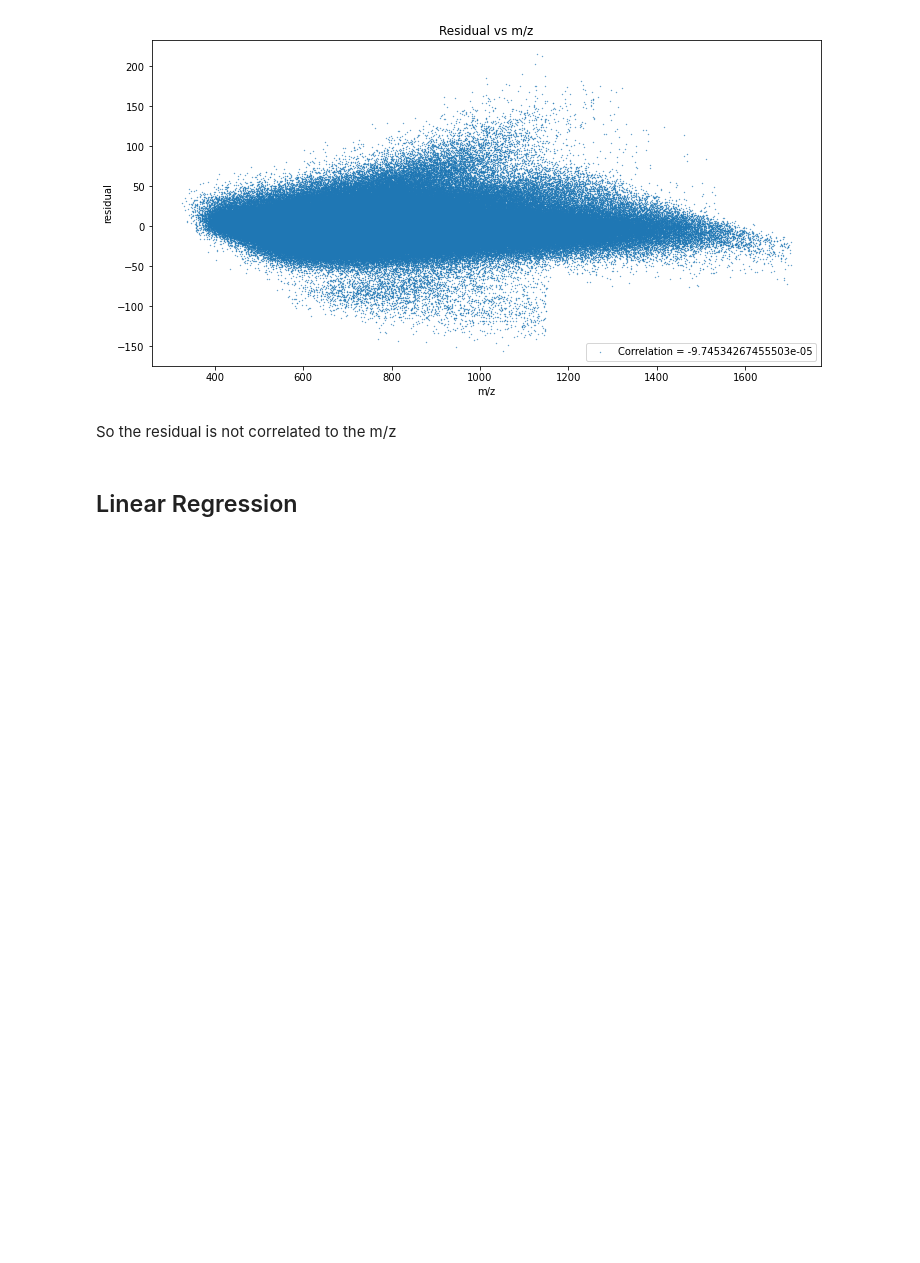
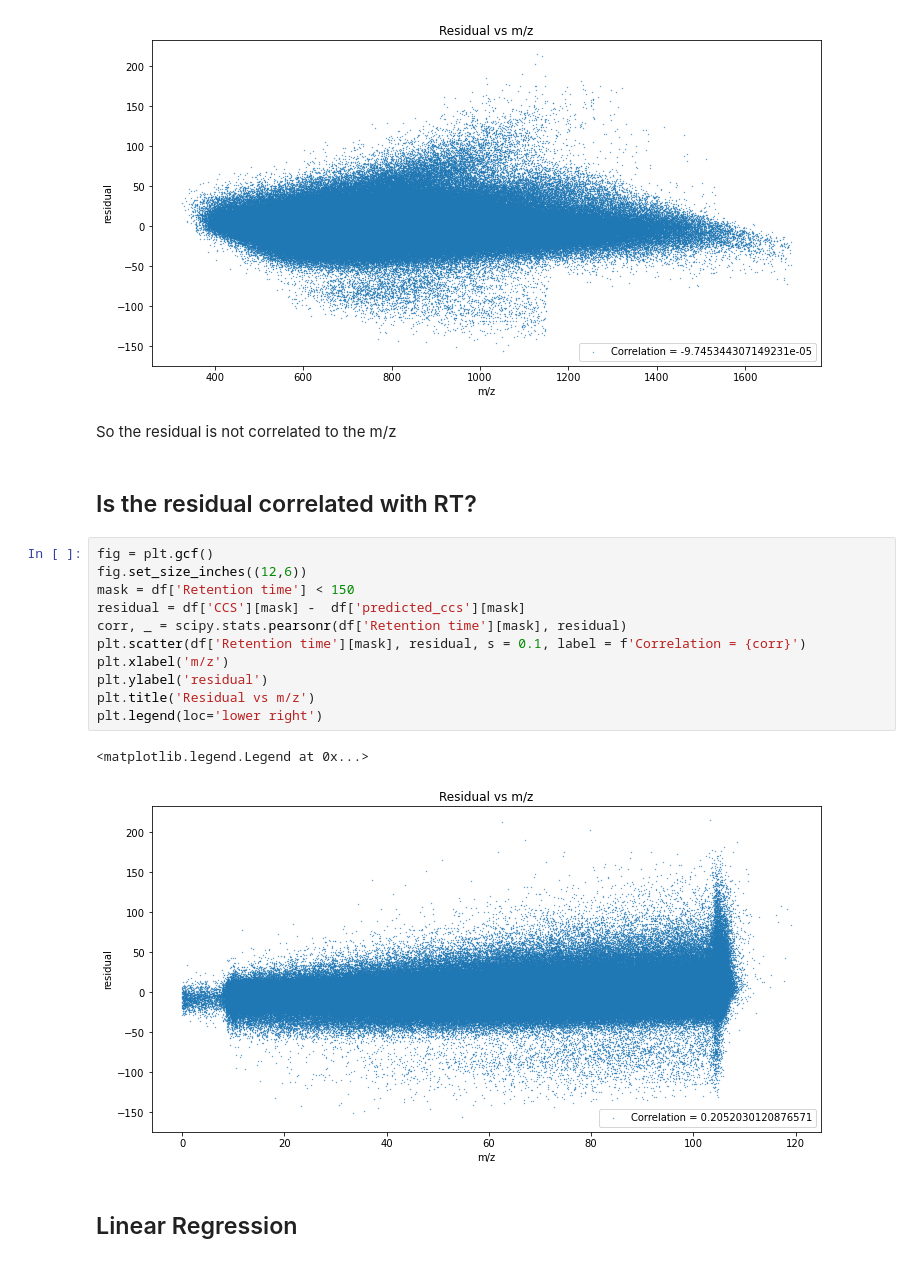
Before and after one commit to jlrestrepol/ccs, a Jupyter notebook: dl_paper/figures.ipynb, the cells around one changed output. Drawn from its saved outputs; the diff is of its cells as text; blank space fills up the shorter version.

Commit message:
Adds plot of correaltion of residual with RT

```diff
--- a/dl_paper/figures.ipynb
+++ b/dl_paper/figures.ipynb
@@ -166,6 +166,22 @@ plt.legend(loc='lower right')
 [figure]
 # %% [markdown]
 So the residual is not correlated to the m/z
+# %% [markdown]
+## Is the residual correlated with RT?
+# %%
+fig = plt.gcf()
+fig.set_size_inches((12,6))
+mask = df['Retention time'] < 150
+residual = df['CCS'][mask] -  df['predicted_ccs'][mask]
+corr, _ = scipy.stats.pearsonr(df['Retention time'][mask], residual)
+plt.scatter(df['Retention time'][mask], residual, s = 0.1, label = f'Correlation = {corr}')
+plt.xlabel('m/z')
+plt.ylabel('residual')
+plt.title('Residual vs m/z')
+plt.legend(loc='lower right')
+# %% [output]
+<matplotlib.legend.Legend at 0x...>
+[figure, added]
 # %% [markdown]
 ## Linear Regression
 # %%
```
